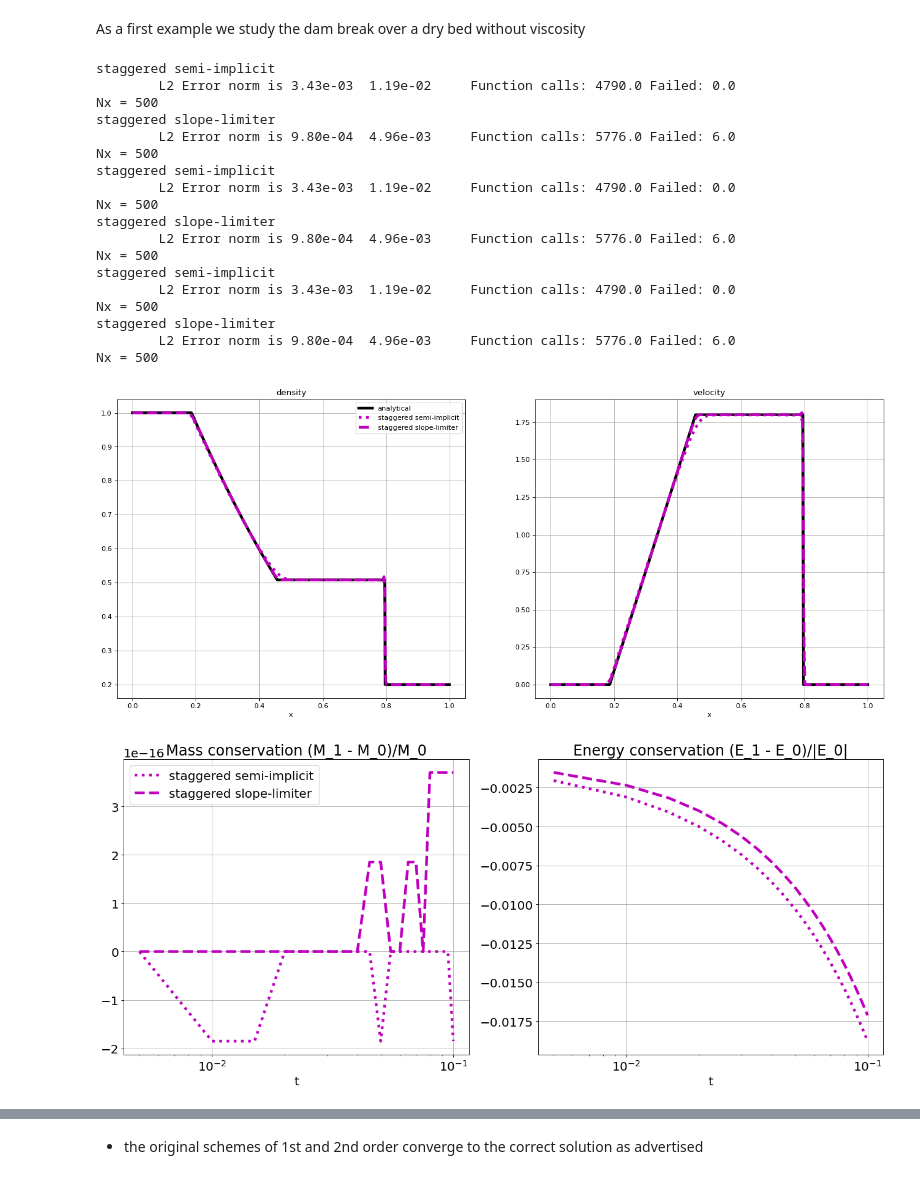
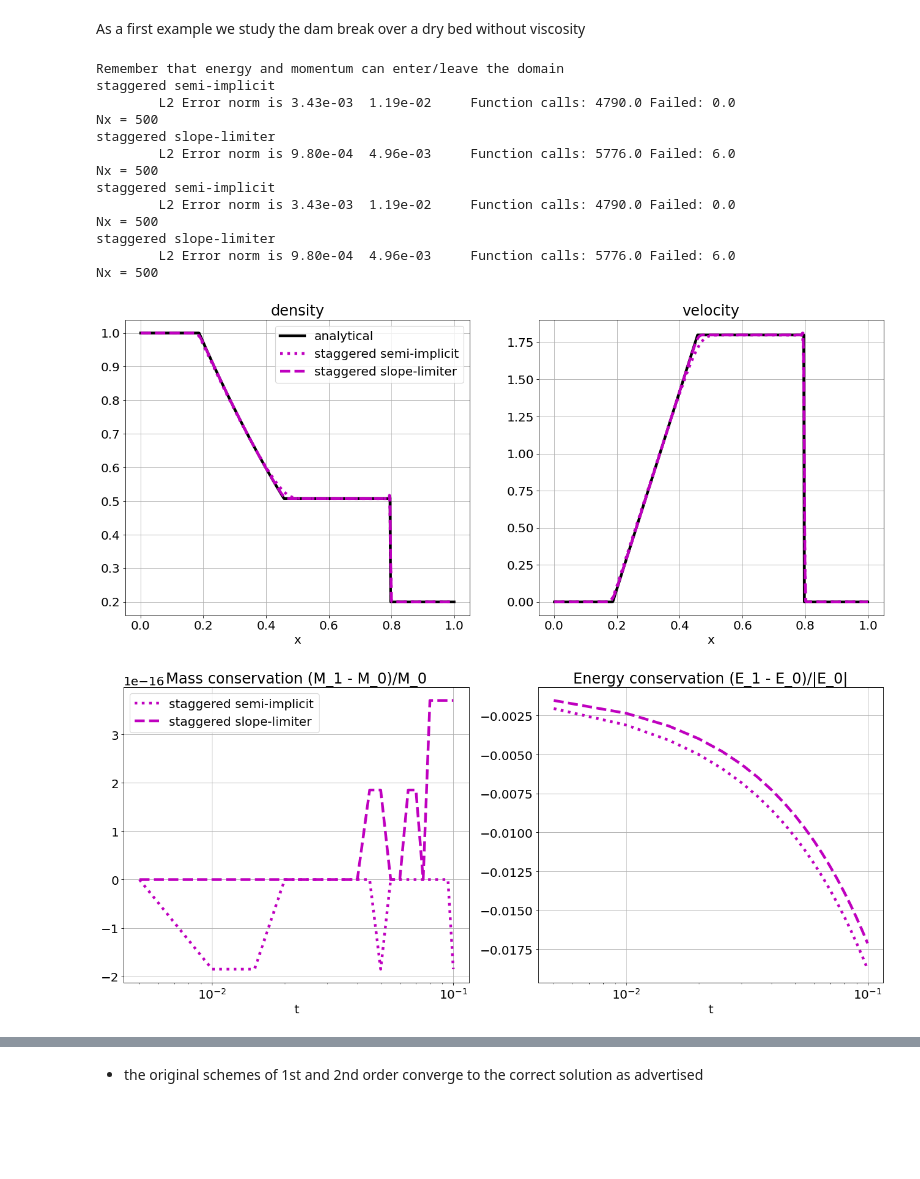
Before and after one commit to mwiesenberger/advection, a Jupyter notebook: navier-stokes.ipynb, the cells around one changed output, grey strips where cells are left out. Drawn from its saved outputs; the diff is of its cells as text; code cells hidden in the pictures; blank space fills up the shorter version.

```diff
--- a/navier-stokes.ipynb
+++ b/navier-stokes.ipynb
@@ -348,39 +348,36 @@ for p in [
     {"type" : "staggered", "variant" : "slope-limiter", "ls" : "m--"},
         ] :
     params = make_navier_stokes_input()
     params["grid"]["Nx"]= 500
     params["ls"]= p["ls"]
     params["output"]["tend"] = 0.1
 #     params["physical"]["nu_u"] = 0.01
     #params["physical"]["gamma"] = 1
     #params["physical"]["alpha"] = 1
     params["timestepper"]["type"] = "ARK"
     params["timestepper"]["tableau"]  = "ARK-4-2-3"
 #     params["timestepper"]["type"] = "ERK"
 #     params["timestepper"]["tableau"]  = "Bogacki-Shampine-4-2-3"
     params["advection"] = p
     p_list.append(params)
+
+print( "Remember that energy and momentum can enter/leave the domain")
 plot_navier_stokes(p_list, plot = "fields")
 plot_navier_stokes(p_list, plot = "energy")
-plot_navier_stokes(p_list, plot = "momentum")
+# plot_navier_stokes(p_list, plot = "momentum")
 # %% [output]
+Remember that energy and momentum can enter/leave the domain
 staggered semi-implicit
         L2 Error norm is 3.43e-03  1.19e-02     Function calls: 4790.0 Failed: 0.0
 Nx = 500
 staggered slope-limiter
         L2 Error norm is 9.80e-04  4.96e-03     Function calls: 5776.0 Failed: 6.0
 Nx = 500
 staggered semi-implicit
         L2 Error norm is 3.43e-03  1.19e-02     Function calls: 4790.0 Failed: 0.0
 Nx = 500
 staggered slope-limiter
         L2 Error norm is 9.80e-04  4.96e-03     Function calls: 5776.0 Failed: 6.0
 Nx = 500
-staggered semi-implicit
-        L2 Error norm is 3.43e-03  1.19e-02     Function calls: 4790.0 Failed: 0.0
-Nx = 500
-staggered slope-limiter
-        L2 Error norm is 9.80e-04  4.96e-03     Function calls: 5776.0 Failed: 6.0
-Nx = 500
-[figure, old version]
+[figure, new version]
 [figure]
```
Also changed, not shown: parts of 4 cells of this notebook, 2 other files.
